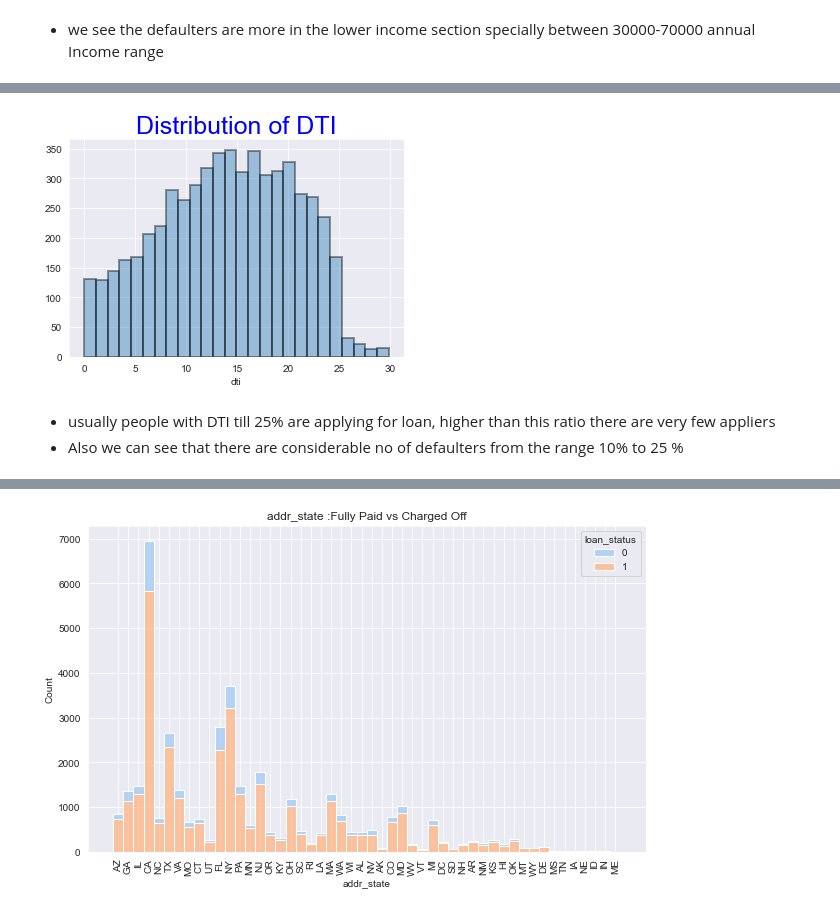
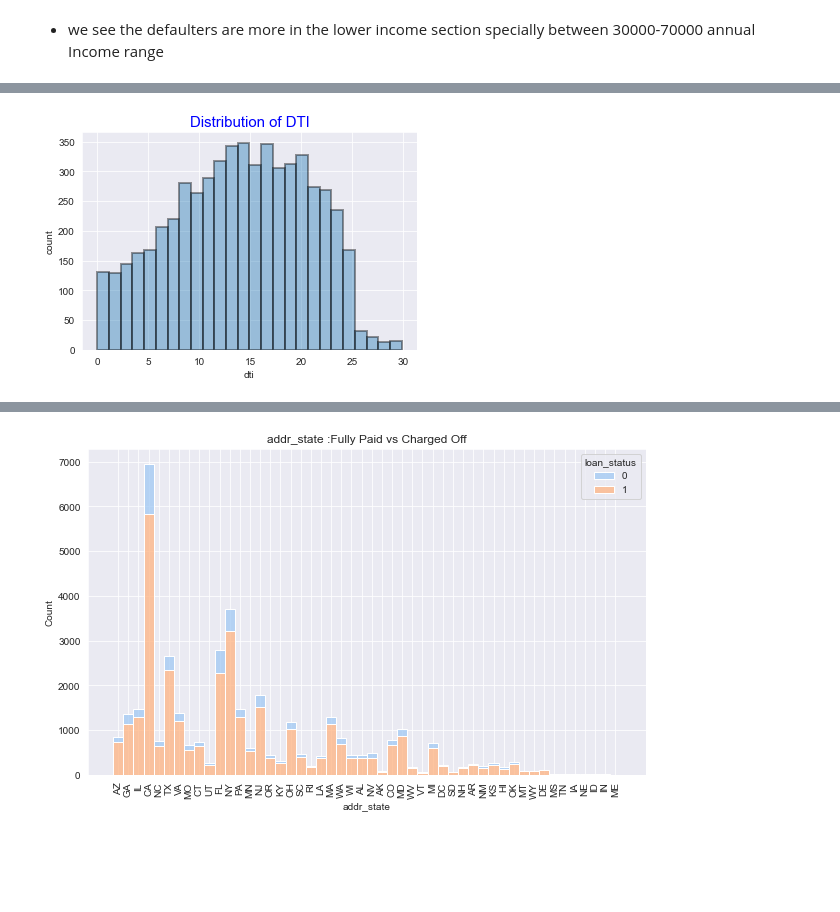
Before and after one commit to Silapada-Hansda/case_study_LG, a Jupyter notebook: Silapada_Hansda.ipynb, the cells around one changed output, grey strips where cells are left out. Drawn from its saved outputs; the diff is of its cells as text; code cells hidden in the pictures; blank space fills up the shorter version.

```diff
--- a/Silapada_Hansda.ipynb
+++ b/Silapada_Hansda.ipynb
@@ -671,9 +668,7 @@ plt.show()
 # %%
 sns.distplot(loan_df_defaulters.dti,kde=False,hist_kws=dict(edgecolor="k", linewidth=2))
-plt.title("Distribution of DTI",fontsize=25,color="b")
+plt.title("Distribution of DTI",fontsize=15,color="b")
+plt.ylabel("count")
 plt.show()
 # %% [output]
-[figure, old version]
+[figure, new version]
-# %% [markdown]
-- usually people with DTI till 25% are applying for loan, higher than this ratio there are very few appliers
-- Also we can see that there are considerable no of  defaulters from the range 10% to 25 %
```
Also changed, not shown: parts of 167 cells of this notebook.
